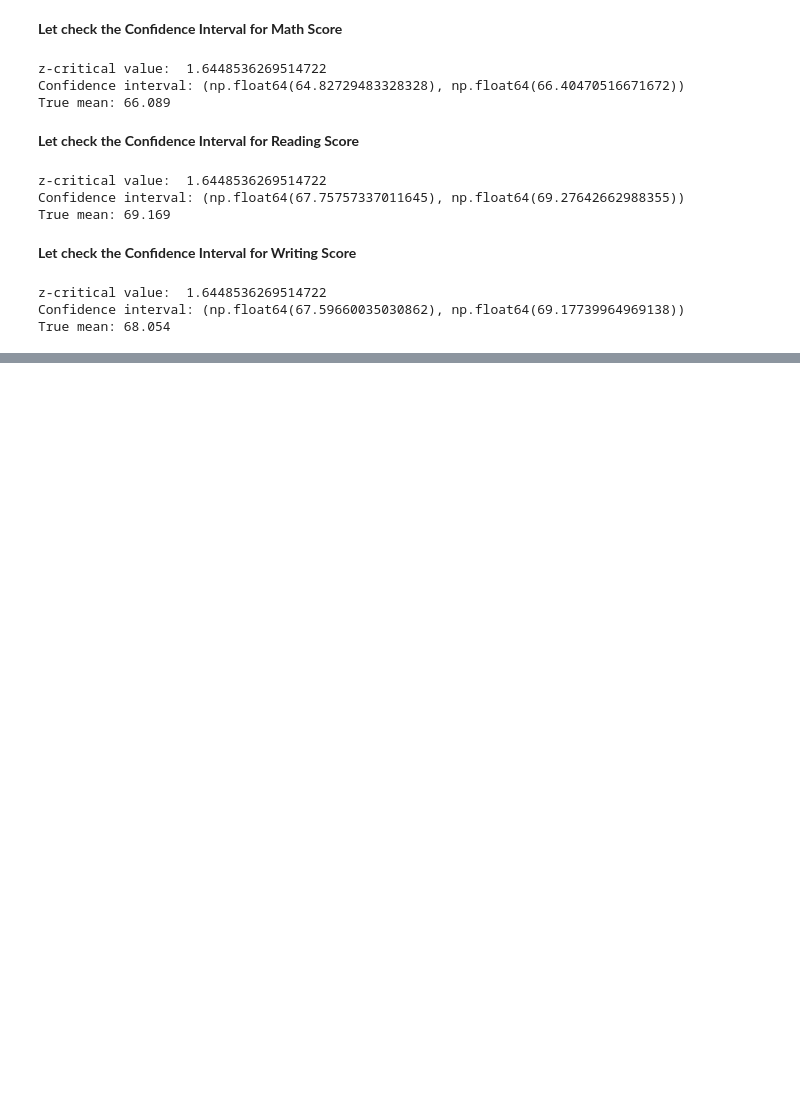
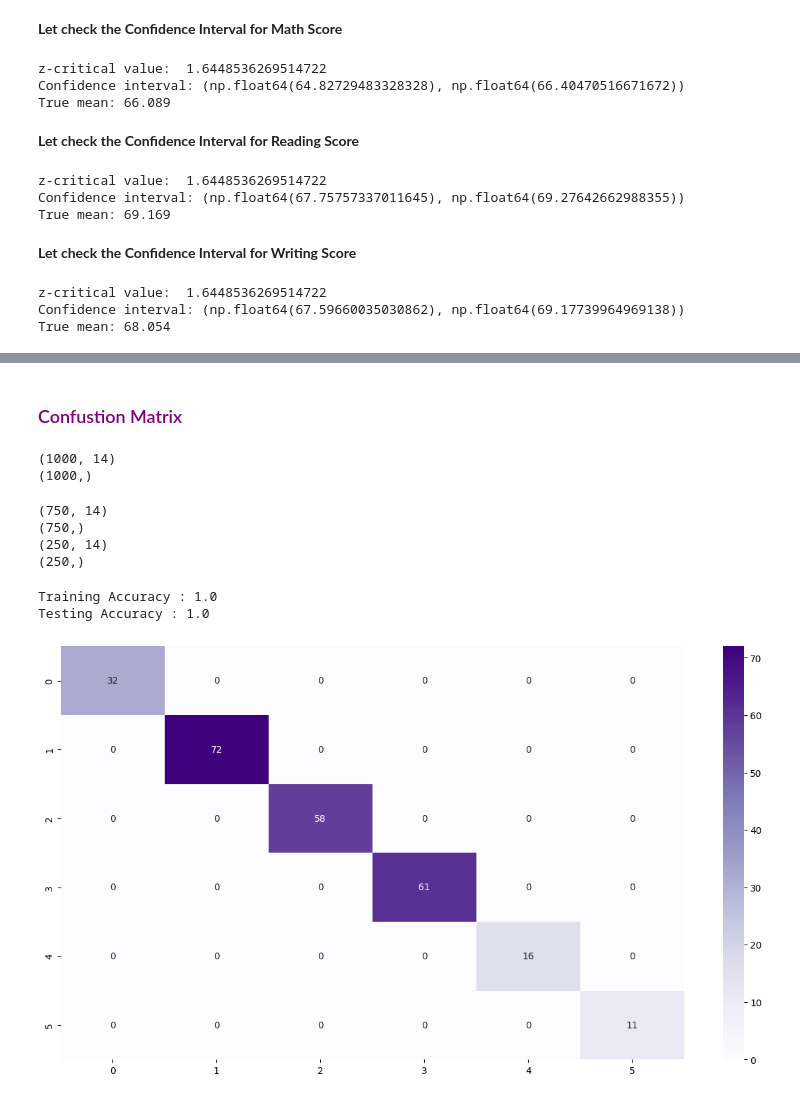
Before and after one commit to Himnshii/Machine-Learning, a Jupyter notebook: assignment_4.ipynb, the cells around one changed output, grey strips where cells are left out. Drawn from its saved outputs; the diff is of its cells as text; code cells hidden in the pictures; blank space fills up the shorter version.

```diff
--- a/assignment_4.ipynb
+++ b/assignment_4.ipynb
@@ -602,0 +474,80 @@ Text(0.5, 1.0, 'Correlations between the attributes')
+# %% [markdown]
+### <font color='purple'> Confustion Matrix</font>
+# %%
+# splitting the dependent and independent variables
+
+x = data.drop('grades', axis=1)
+y = data['grades']
+
+print(x.shape)
+print(y.shape)
+# %% [output]
+(1000, 14)
+(1000,)
+# %%
+# splitting the dataset into training and test sets
+
+from sklearn.model_selection import train_test_split
+
+x_train, x_test, y_train, y_test = train_test_split(x, y, test_size = 0.25, random_state = 45)
+
+print(x_train.shape)
+print(y_train.shape)
+print(x_test.shape)
+print(y_test.shape)
+# %% [output]
+(750, 14)
+(750,)
+(250, 14)
+(250,)
+# %%
+from sklearn.ensemble import RandomForestClassifier
+from sklearn.metrics import confusion_matrix
+import seaborn as sns
+import matplotlib.pyplot as plt
+
+# Convert categorical features to numerical using one-hot encoding
+x_train_encoded = pd.get_dummies(x_train)
+x_test_encoded = pd.get_dummies(x_test)
+
+# Align columns between train and test sets after one-hot encoding
+train_cols = x_train_encoded.columns
+test_cols = x_test_encoded.columns
+
+missing_in_test = set(train_cols) - set(test_cols)
+for c in missing_in_test:
+    x_test_encoded[c] = 0
+missing_in_train = set(test_cols) - set(train_cols)
+for c in missing_in_train:
+    x_train_encoded[c] = 0
+
+x_test_encoded = x_test_encoded[train_cols]
+
+
+# creating a model
+model = RandomForestClassifier()
+
+# feeding the training data to the model
+model.fit(x_train_encoded, y_train)
+
+# predicting the x-test results
+y_pred = model.predict(x_test_encoded)
+
+# calculating the accuracies
+print("Training Accuracy :", model.score(x_train_encoded, y_train))
+print("Testing Accuracy :", model.score(x_test_encoded, y_test))
+
+# printing the confusion matrix
+plt.subplots(figsize=(15,8))
+
+# creating a confusion matrix
+cm = confusion_matrix(y_test, y_pred)
+
+# printing the confusion matrix
+plt.rcParams['figure.figsize'] = (5, 5)
+sns.heatmap(cm, annot = True, cmap = 'Purples')
+plt.show()
+# %% [output]
+Training Accuracy : 1.0
+Testing Accuracy : 1.0
+[figure, added]
```
Also changed, not shown: parts of 27 cells of this notebook.
